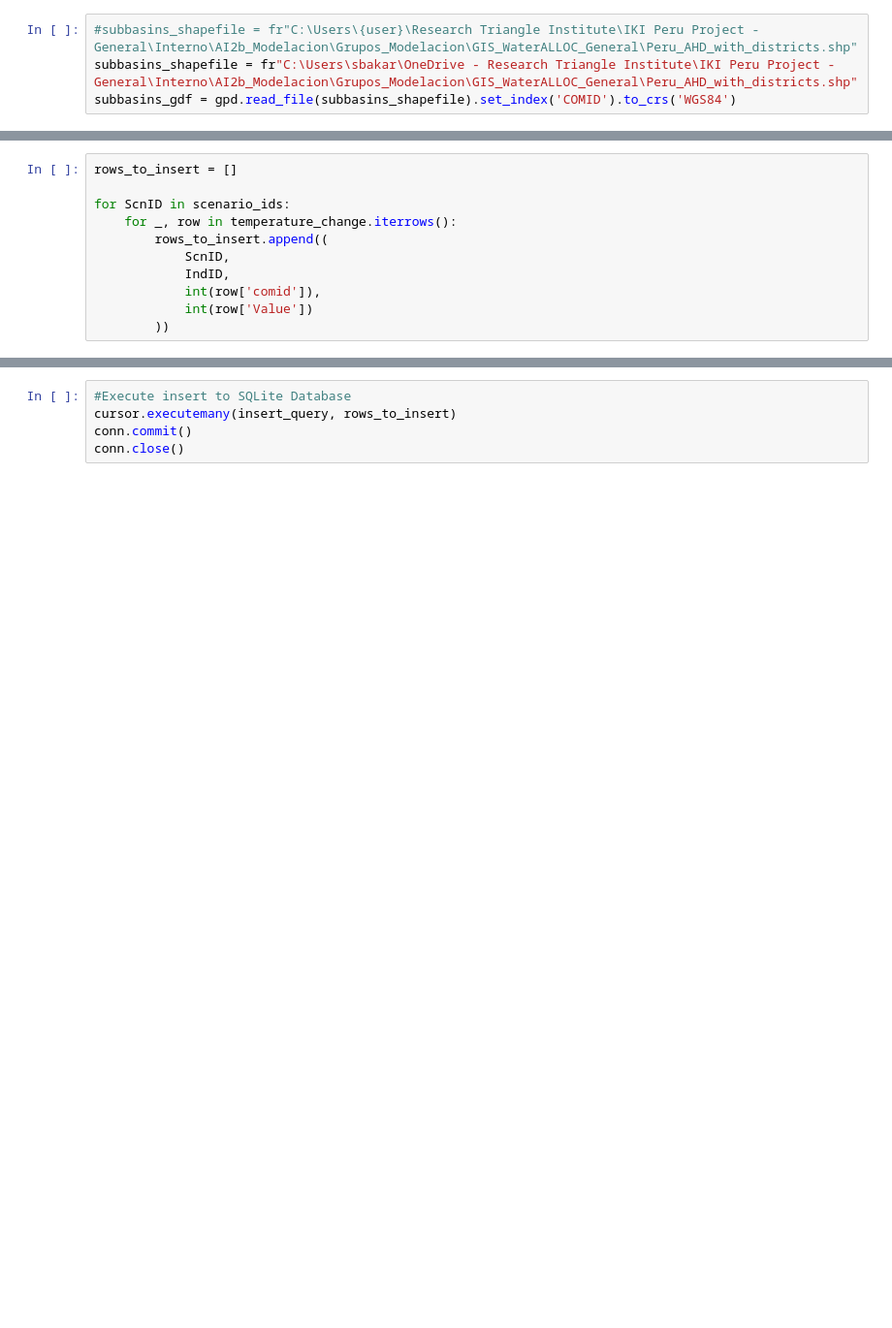
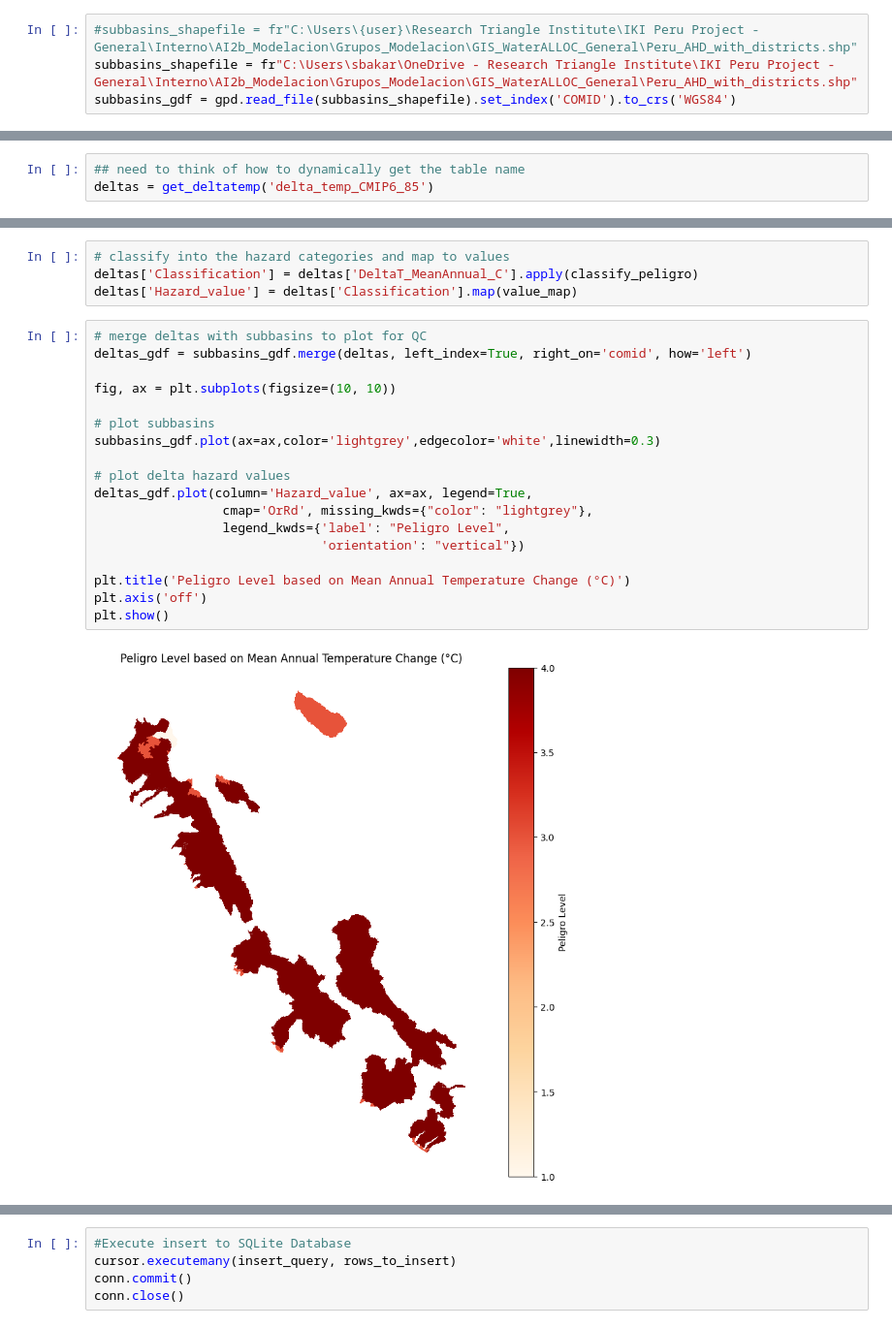
Before and after one commit to RTIInternational/iki-risk-assessment, a Jupyter notebook: Indicadores/Peligro/P4.ipynb, the cells around one changed output, grey strips where cells are left out. Shown at 97% size. Saved outputs shown, nothing was run; the diff lists cells and outputs as text; blank space fills up the shorter version.

```diff
--- a/Indicadores/Peligro/P4.ipynb
+++ b/Indicadores/Peligro/P4.ipynb
@@ -164,3 +103,6 @@ temperature_change['delta_temp'] = (
+# %%
+## need to think of how to dynamically get the table name
+deltas = get_deltatemp('delta_temp_CMIP6_85')
 # %%
 # classify delta_temp into hazard levels
 
@@ -190,11 +125,24 @@ temperature_change['Value'] = (
-# %%
-rows_to_insert = []
-
-for ScnID in scenario_ids:
-    for _, row in temperature_change.iterrows():
-        rows_to_insert.append((
-            ScnID,
-            IndID,
-            int(row['comid']),
-            int(row['Value'])
-        ))
+# %%
+# classify into the hazard categories and map to values
+deltas['Classification'] = deltas['DeltaT_MeanAnnual_C'].apply(classify_peligro)
+deltas['Hazard_value'] = deltas['Classification'].map(value_map)
+# %%
+# merge deltas with subbasins to plot for QC
+deltas_gdf = subbasins_gdf.merge(deltas, left_index=True, right_on='comid', how='left')
+
+fig, ax = plt.subplots(figsize=(10, 10))
+
+# plot subbasins
+subbasins_gdf.plot(ax=ax,color='lightgrey',edgecolor='white',linewidth=0.3)
+
+# plot delta hazard values
+deltas_gdf.plot(column='Hazard_value', ax=ax, legend=True,
+                 cmap='OrRd', missing_kwds={"color": "lightgrey"},
+                 legend_kwds={'label': "Peligro Level",
+                              'orientation': "vertical"})
+
+plt.title('Peligro Level based on Mean Annual Temperature Change (°C)')
+plt.axis('off')
+plt.show()
+# %% [output]
+[figure, added]
```
Also changed, not shown: parts of 11 cells of this notebook, 2 other files.
